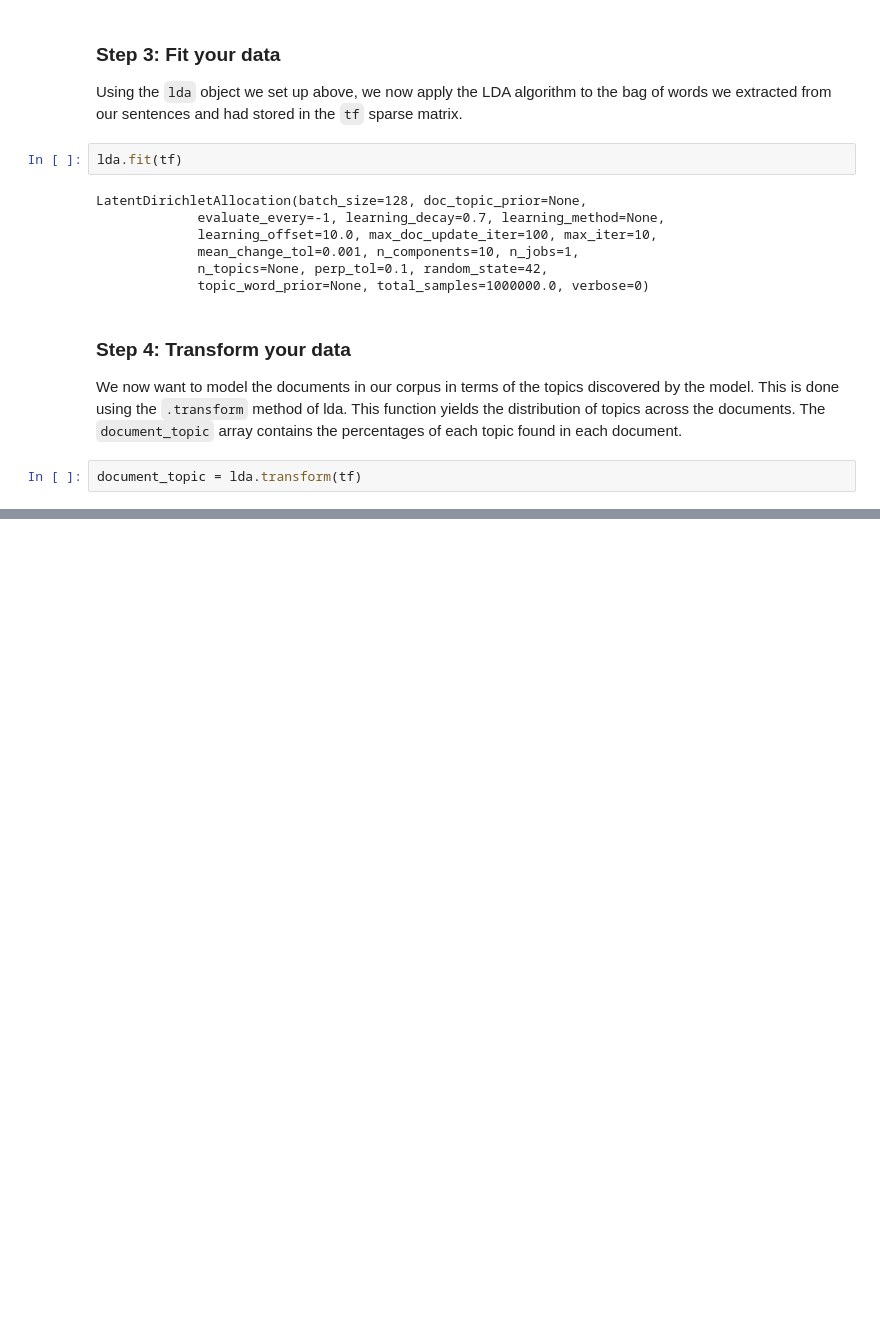
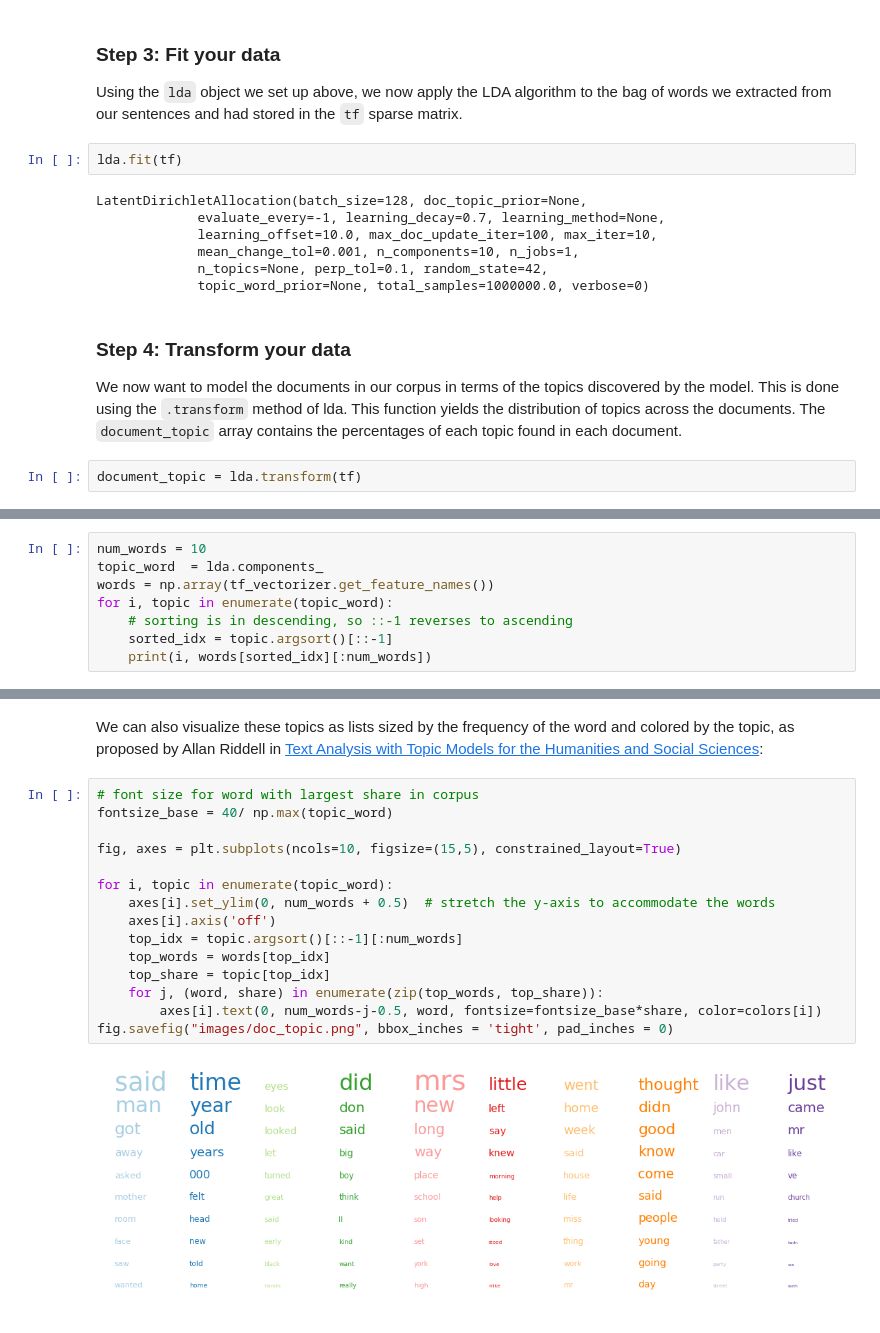
Before and after one commit to rachelrakov/Intro_to_Machine_Learning, a Jupyter notebook: intro_to_unsupervised_ml_with_python.ipynb, the cells around one changed output, grey strips where cells are left out. Saved outputs shown, nothing was run; the diff lists cells and outputs as text; blank space fills up the shorter version.

```diff
--- a/intro_to_unsupervised_ml_with_python.ipynb
+++ b/intro_to_unsupervised_ml_with_python.ipynb
@@ -198,0 +153,8 @@ Evaluate the skill of the model by computing the
+# %%
+num_words = 10
+topic_word  = lda.components_
+words = np.array(tf_vectorizer.get_feature_names())
+for i, topic in enumerate(topic_word):
+    # sorting is in descending, so ::-1 reverses to ascending
+    sorted_idx = topic.argsort()[::-1]
+    print(i, words[sorted_idx][:num_words])
@@ -198,0 +175,19 @@ Evaluate the skill of the model by computing the
+# %% [markdown]
+We can also visualize these topics as lists sized by the frequency of the word and colored by the topic, as proposed by Allan Riddell in [Text Analysis with Topic Models for the Humanities and Social Sciences](https://de.dariah.eu/tatom/index.html):
+# %%
+# font size for word with largest share in corpus
+fontsize_base = 40/ np.max(topic_word)
+
+fig, axes = plt.subplots(ncols=10, figsize=(15,5), constrained_layout=True)
+
+for i, topic in enumerate(topic_word):
+    axes[i].set_ylim(0, num_words + 0.5)  # stretch the y-axis to accommodate the words
+    axes[i].axis('off')
+    top_idx = topic.argsort()[::-1][:num_words]
+    top_words = words[top_idx]
+    top_share = topic[top_idx]
+    for j, (word, share) in enumerate(zip(top_words, top_share)):
+        axes[i].text(0, num_words-j-0.5, word, fontsize=fontsize_base*share, color=colors[i])
+fig.savefig("images/doc_topic.png", bbox_inches = 'tight', pad_inches = 0)
+# %% [output]
+[figure, added]
```
Also changed, not shown: parts of 18 cells of this notebook, 3 other files.
